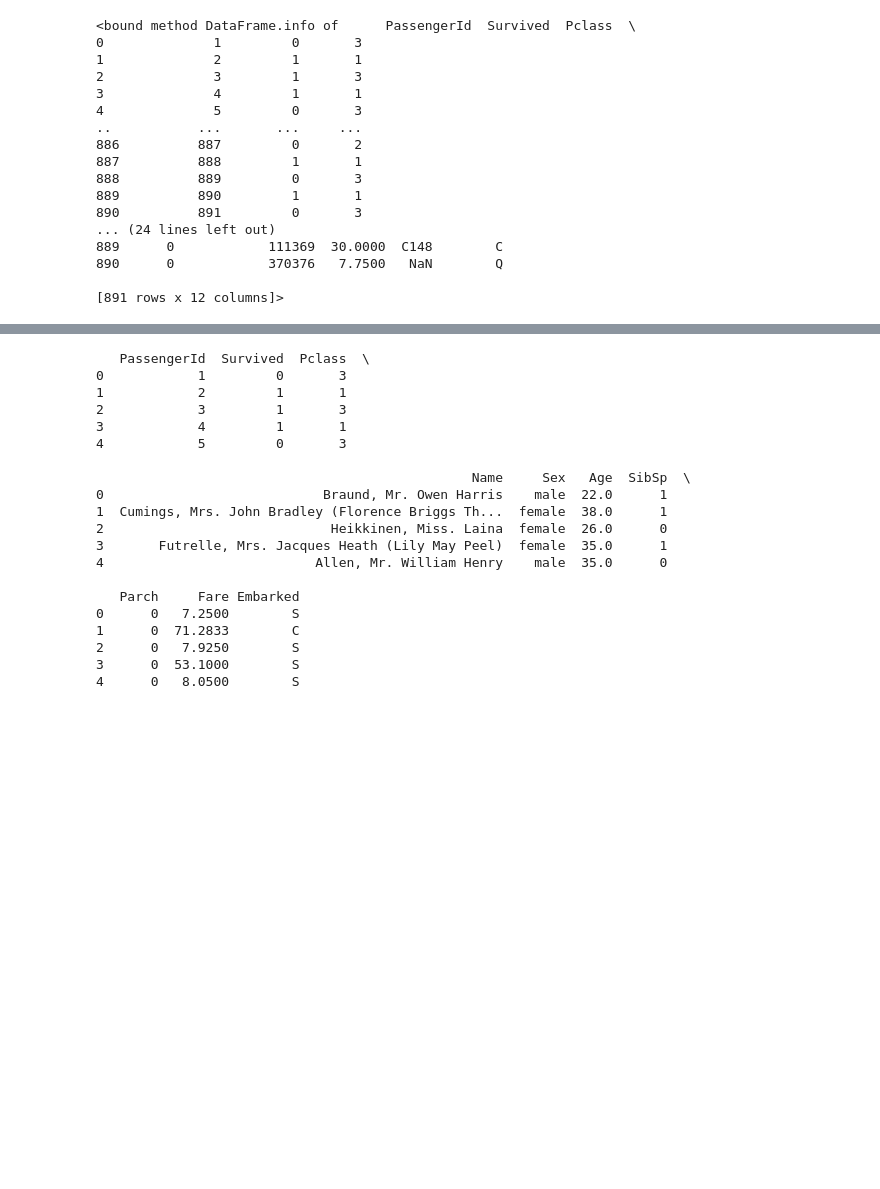
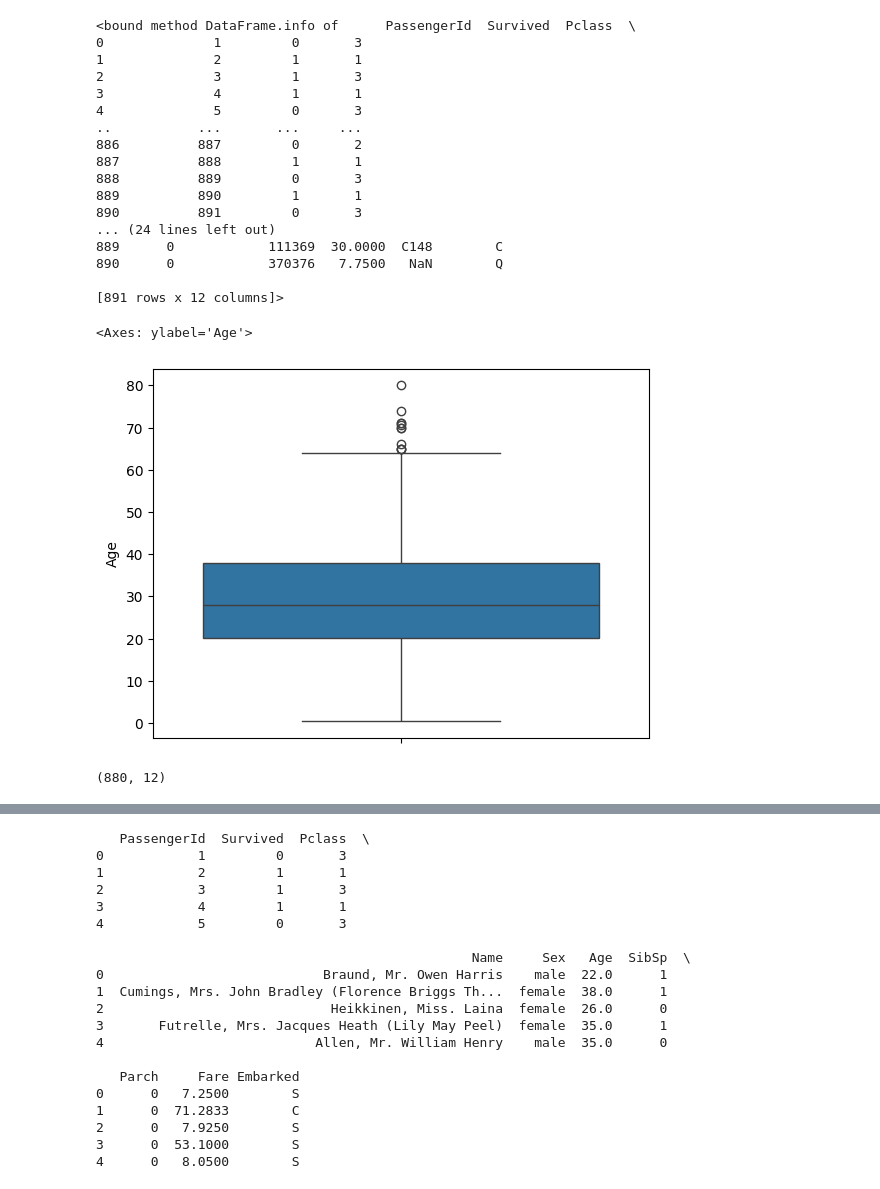
Before and after one commit to Javeed004/CodSoft, a Jupyter notebook: Task-1.ipynb, the cells around one changed output, grey strips where cells are left out. Saved outputs shown, nothing was run; the diff lists cells and outputs as text; code cells hidden in the pictures; blank space fills up the shorter version.

```diff
--- a/Task-1.ipynb
+++ b/Task-1.ipynb
@@ -56,4 +56,25 @@ dataset.info
 890      0            370376   7.7500   NaN        Q
 
 [891 rows x 12 columns]>
+# %%
+# Outlier detection
+sns.boxplot(dataset["Age"])
+# %% [output]
+<Axes: ylabel='Age'>
+[figure, added]
+# %%
+# Outlier handling
+Q1 = dataset["Age"].quantile(0.25)
+Q3 =  dataset["Age"].quantile(0.75)
+IQR = Q3 - Q1
+
+# Define lower and upper fences
+lower_fence = Q1 - 1.5 * IQR
+upper_fence = Q3 + 1.5 * IQR
+
+# Remove outliers based on the fences in-place
+dataset = dataset.drop(dataset[(dataset["Age"] < lower_fence) | (dataset["Age"] > upper_fence)].index)
+dataset.shape
+# %% [output]
+(880, 12)
 # %%
```
Also changed, not shown: parts of 18 cells of this notebook.
